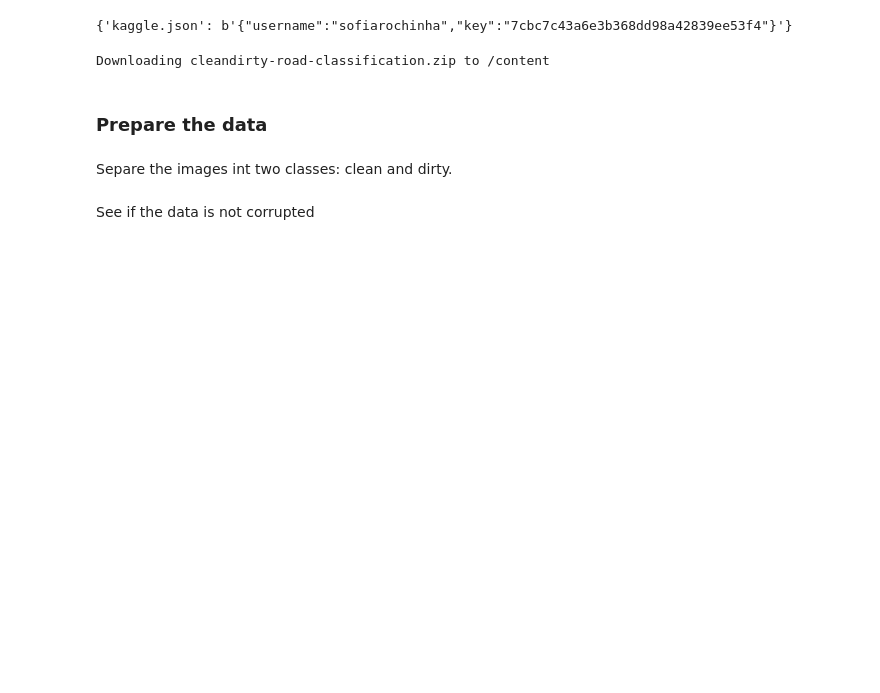
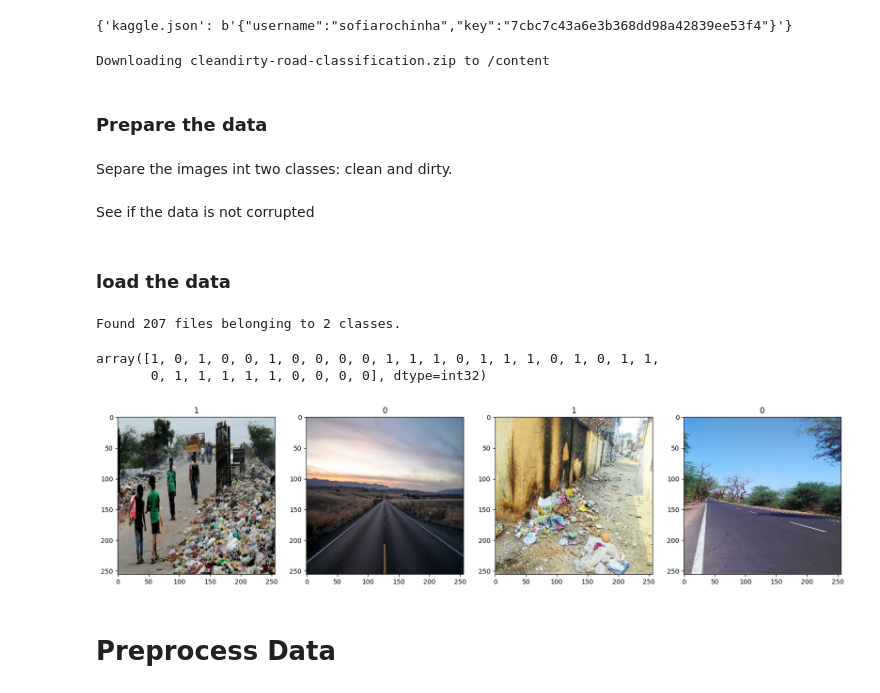
Before and after one commit to sofiarochinhauab/convolutional-network, a Jupyter notebook: convolutionalnetwork.ipynb, the cells around one changed output. Cells and saved outputs as stored; diff of their text form; code cells hidden in the pictures; blank space fills up the shorter version.

```diff
--- a/convolutionalnetwork.ipynb
+++ b/convolutionalnetwork.ipynb
@@ -107,3 +112,36 @@ for image_class in os.listdir(path):
     except Exception as e:
       print('Issue with image {}'.format(image_path))
       os.remove(image_path)
+# %% [markdown]
+### load the data
+# %%
+# Found 207 files belonging to 2 classes
+data = tf.keras.utils.image_dataset_from_directory(path)
+
+#if we not check all the images will be an error
+# prepare the images for same size, color, etc
+# size = 256x256 by default
+# batch_size = 32 by default
+data_iterator = data.as_numpy_iterator()
+batch = data_iterator.next()
+# %% [output]
+Found 207 files belonging to 2 classes.
+# %%
+# we can see that all the images have a classification that we don't know yet but there is 0 and 1 classes
+batch[1]
+# %% [output]
+array([1, 0, 1, 0, 0, 1, 0, 0, 0, 0, 1, 1, 1, 0, 1, 1, 1, 0, 1, 0, 1, 1,
+       0, 1, 1, 1, 1, 1, 0, 0, 0, 0], dtype=int32)
+# %%
+#this is one way too see wich classes belong 0 and 1
+# 1 is dirty
+# 0 is clean
+# we can see that the images have the same size
+fig, ax = plt.subplots(ncols=4, figsize=(20,20))
+for idx, img in enumerate(batch[0][:4]):
+  ax[idx].imshow(img.astype(int))
+  ax[idx].title.set_text(batch[1][idx])
+# %% [output]
+[figure, added]
+# %% [markdown]
+# Preprocess Data
```
Also changed, not shown: parts of 2 cells of this notebook.
